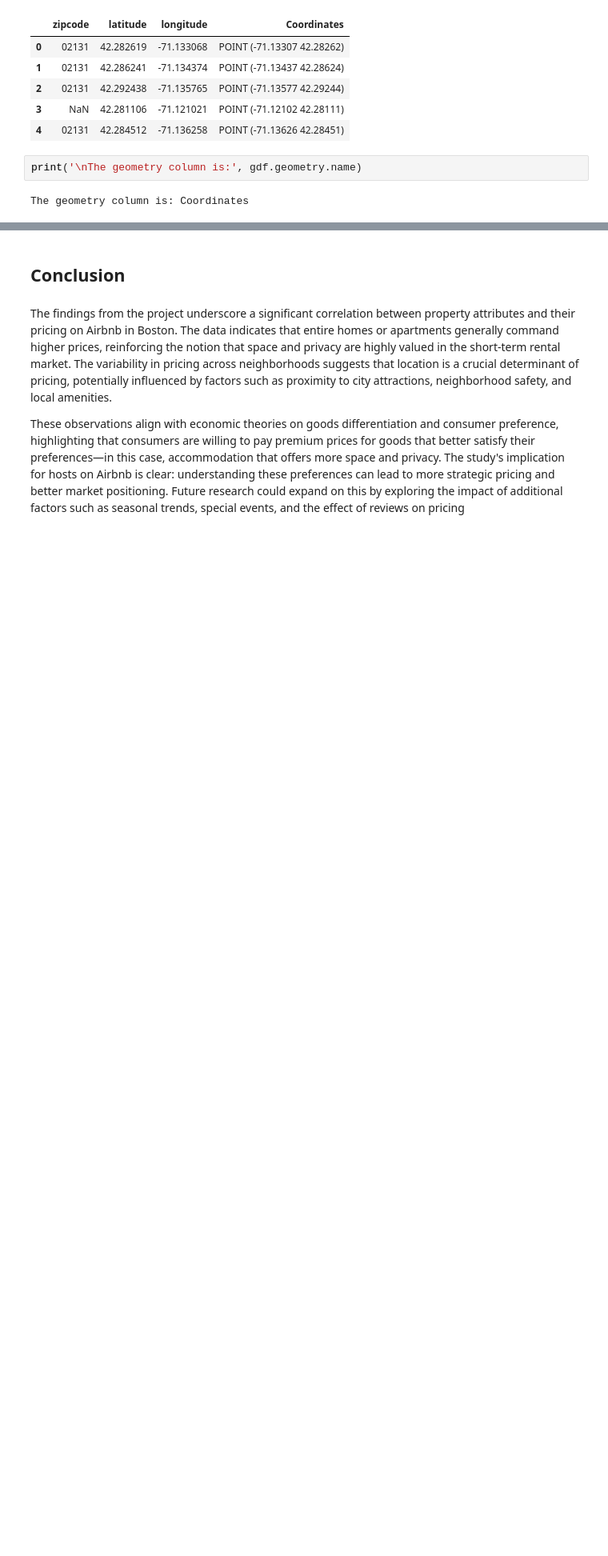
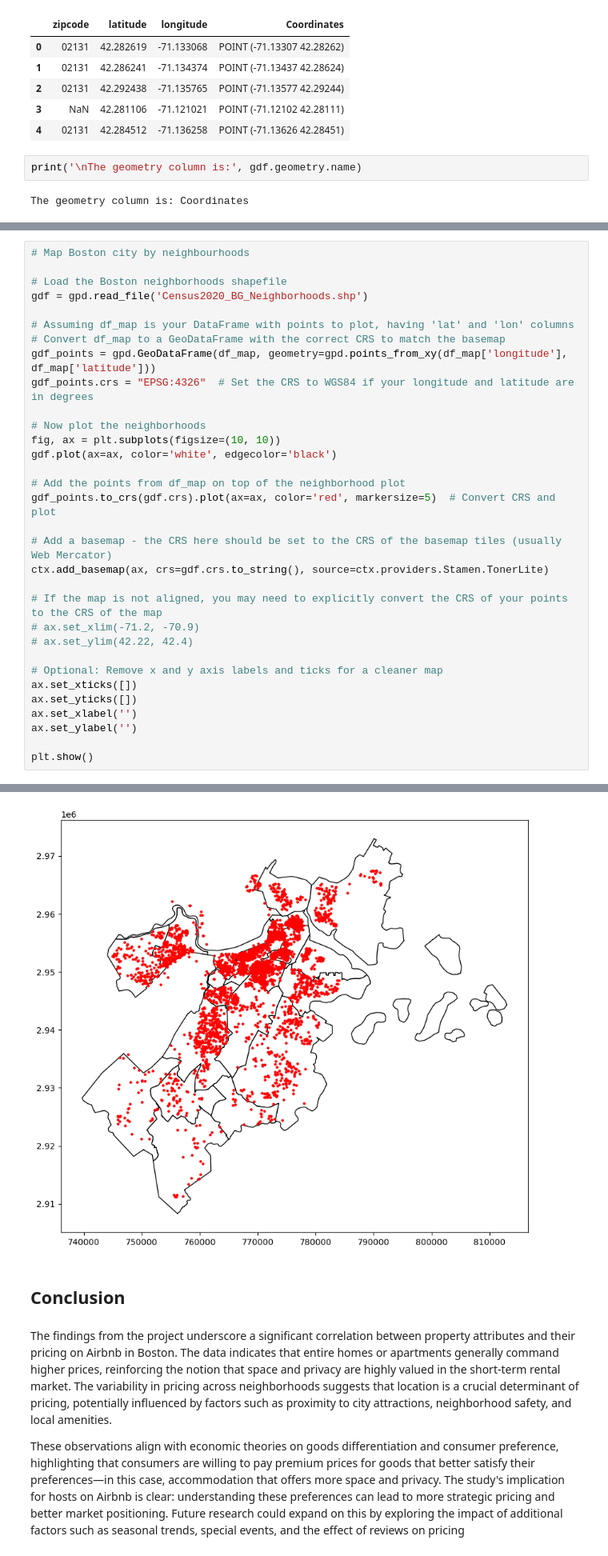
Before and after one commit to ECO225-W2024/project-one-code-32record, a Jupyter notebook: Project1 notebook.ipynb, the cells around one changed output, grey strips where cells are left out. Shown: that part at 80% size. Saved outputs shown, nothing was run; the diff lists cells and outputs as text; blank space fills up the shorter version.

```diff
--- a/Project1 notebook.ipynb
+++ b/Project1 notebook.ipynb
@@ -490,0 +434,33 @@ place_df.head()
+# %%
+# Map Boston city by neighbourhoods
+
+# Load the Boston neighborhoods shapefile
+gdf = gpd.read_file('Census2020_BG_Neighborhoods.shp')
+
+# Assuming df_map is your DataFrame with points to plot, having 'lat' and 'lon' columns
+# Convert df_map to a GeoDataFrame with the correct CRS to match the basemap
+gdf_points = gpd.GeoDataFrame(df_map, geometry=gpd.points_from_xy(df_map['longitude'], df_map['latitude']))
+gdf_points.crs = "EPSG:4326"  # Set the CRS to WGS84 if your longitude and latitude are in degrees
+
+# Now plot the neighborhoods
+fig, ax = plt.subplots(figsize=(10, 10))
+gdf.plot(ax=ax, color='white', edgecolor='black')
+
+# Add the points from df_map on top of the neighborhood plot
+gdf_points.to_crs(gdf.crs).plot(ax=ax, color='red', markersize=5)  # Convert CRS and plot
+
+# Add a basemap - the CRS here should be set to the CRS of the basemap tiles (usually Web Mercator)
+ctx.add_basemap(ax, crs=gdf.crs.to_string(), source=ctx.providers.Stamen.TonerLite)
+
+# If the map is not aligned, you may need to explicitly convert the CRS of your points to the CRS of the map
+# ax.set_xlim(-71.2, -70.9)
+# ax.set_ylim(42.22, 42.4)
+
+# Optional: Remove x and y axis labels and ticks for a cleaner map
+ax.set_xticks([])
+ax.set_yticks([])
+ax.set_xlabel('')
+ax.set_ylabel('')
+
+plt.show()
+# %% [output]
@@ -491,3 +468,4 @@ place_df.head()
+[figure, added]
 # %% [markdown]
 ## Conclusion
 # %% [markdown]
```
Also changed, not shown: parts of 11 cells of this notebook.
